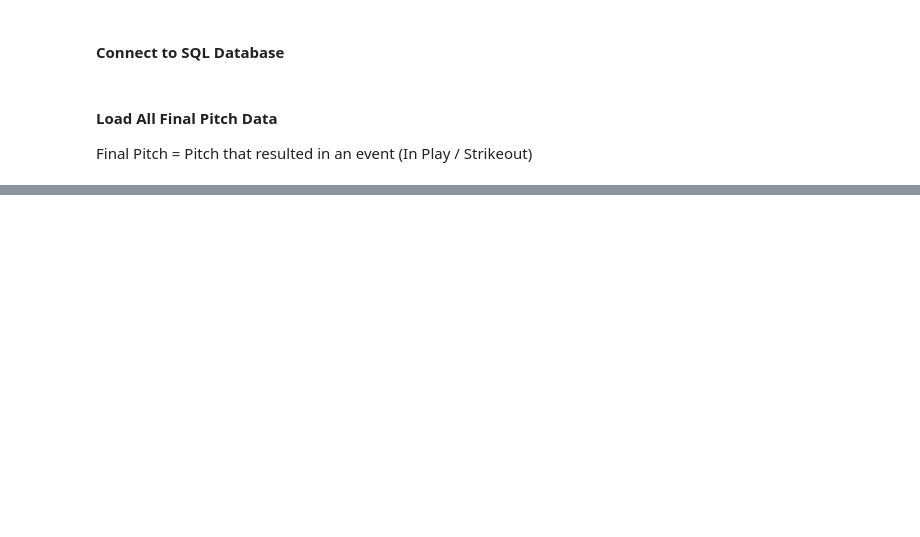
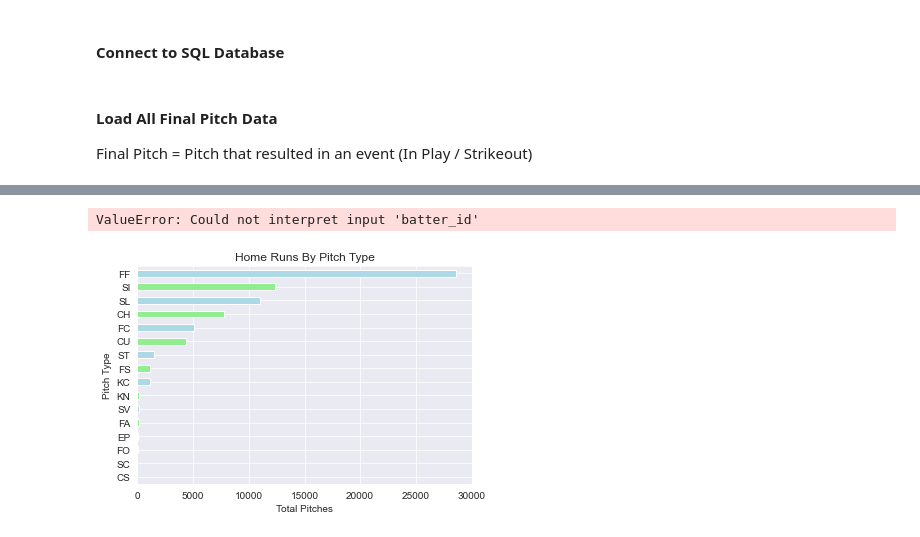
Before and after one commit to JeremyRocheleau/Baseball, a Jupyter notebook: notebook/data/Exploratory Analysis.ipynb, the cells around one changed output, grey strips where cells are left out. Saved outputs shown, nothing was run; the diff lists cells and outputs as text; code cells hidden in the pictures; blank space fills up the shorter version.

```diff
--- a/notebook/data/Exploratory Analysis.ipynb
+++ b/notebook/data/Exploratory Analysis.ipynb
@@ -61,0 +132,2 @@ data.head()
+# %%
+data['is_home_run'] = (data['events'] == 'home_run').astype(int)
@@ -61,0 +136,3 @@ data.head()
+# %%
+hr_df = data[data['events'] == 'home_run']
+hr_df
@@ -61,0 +175,12 @@ data.head()
+# %%
+sns.barplot(data = home_run_pitches, x='batter_id', y='pitch_type', orient='h')
+# %% [output]
+ValueError: Could not interpret input 'batter_id'
+# %%
+hr_df['pitch_type'].value_counts(ascending=True).plot.barh( color = ['lightgreen', 'lightblue'])
+plt.title("Home Runs By Pitch Type")
+plt.xlabel("Total Pitches")
+plt.ylabel("Pitch Type")
+plt.show()
+# %% [output]
+[figure, added]
```
Also changed, not shown: parts of 13 cells of this notebook.
